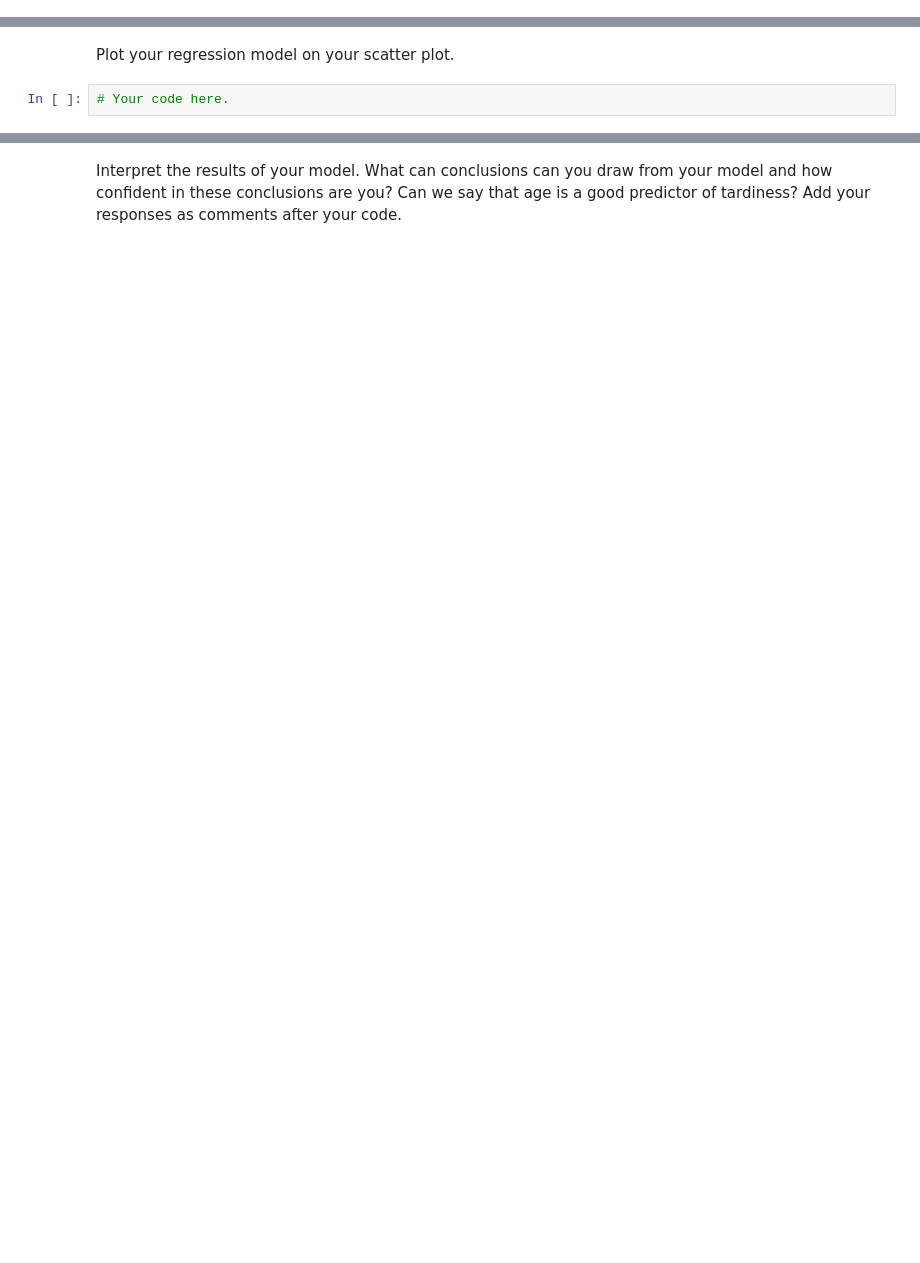
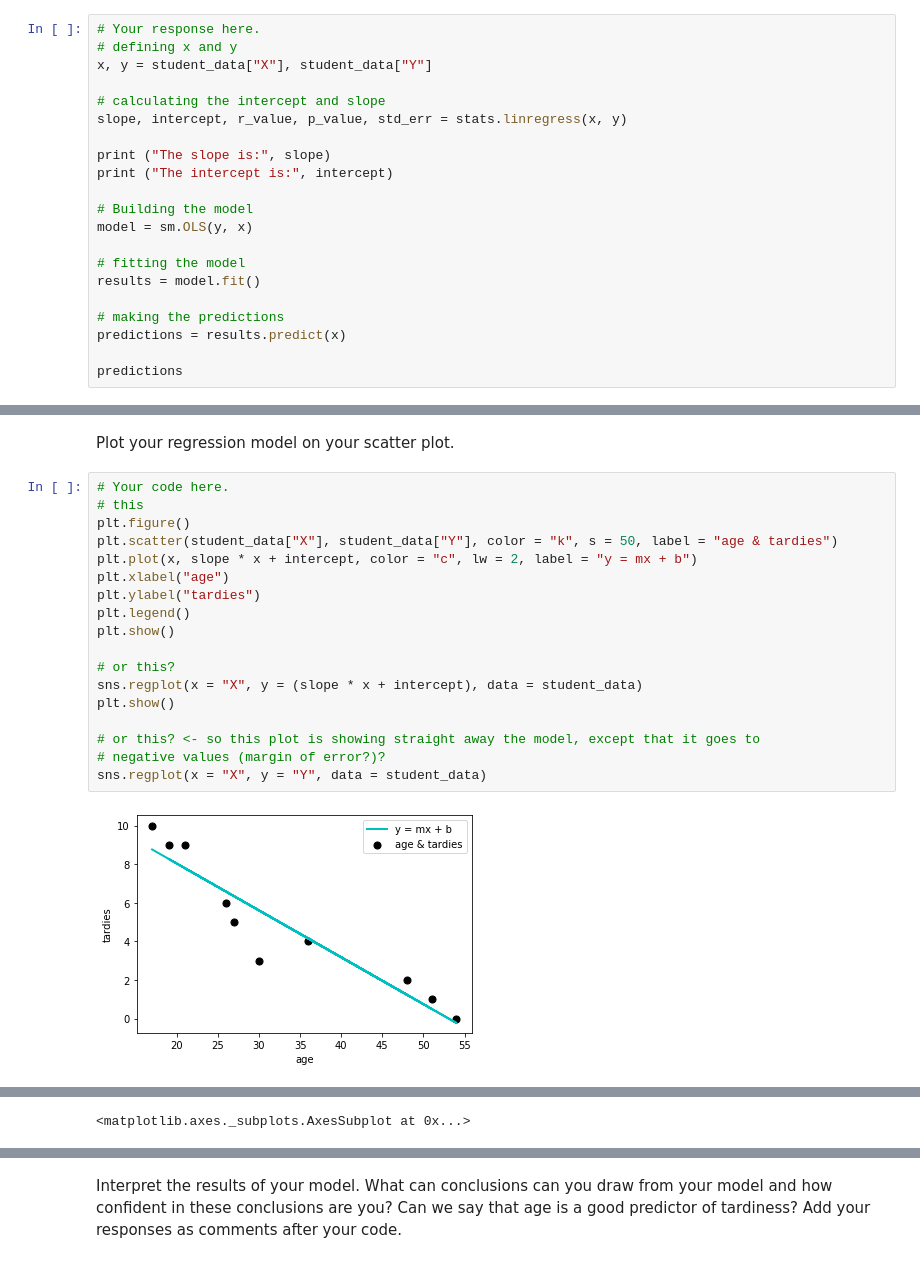
Before and after one commit to ta-data-lis/lab-regression-analysis, a Jupyter notebook: your-code/challenge1.ipynb, the cells around one changed output, grey strips where cells are left out. Drawn from its saved outputs; the diff is of its cells as text; blank space fills up the shorter version.

```diff
--- a/your-code/challenge1.ipynb
+++ b/your-code/challenge1.ipynb
@@ -52,0 +143,21 @@ Build a regression model for this data. What will be your outcome variable? What
+# %%
+# Your response here.
+# defining x and y
+x, y = student_data["X"], student_data["Y"]
+
+# calculating the intercept and slope
+slope, intercept, r_value, p_value, std_err = stats.linregress(x, y)
+
+print ("The slope is:", slope)
+print ("The intercept is:", intercept)
+
+# Building the model
+model = sm.OLS(y, x)
+
+# fitting the model
+results = model.fit()
+
+# making the predictions
+predictions = results.predict(x)
+
+predictions
@@ -53,4 +178,22 @@ Build a regression model for this data. What will be your outcome variable? What
 # %% [markdown]
 Plot your regression model on your scatter plot.
-# %%
-# Your code here.
+# %%
+# Your code here.
+# this
+plt.figure()
+plt.scatter(student_data["X"], student_data["Y"], color = "k", s = 50, label = "age & tardies")
+plt.plot(x, slope * x + intercept, color = "c", lw = 2, label = "y = mx + b")
+plt.xlabel("age")
+plt.ylabel("tardies")
+plt.legend()
+plt.show()
+
+# or this?
+sns.regplot(x = "X", y = (slope * x + intercept), data = student_data)
+plt.show()
+
+# or this? <- so this plot is showing straight away the model, except that it goes to
+# negative values (margin of error?)?
+sns.regplot(x = "X", y = "Y", data = student_data)
+# %% [output]
+[figure, added]
@@ -56,0 +201 @@ Plot your regression model on your scatter plot.
+<matplotlib.axes._subplots.AxesSubplot at 0x...>
```
Also changed, not shown: parts of 22 cells of this notebook, 1 other file.
